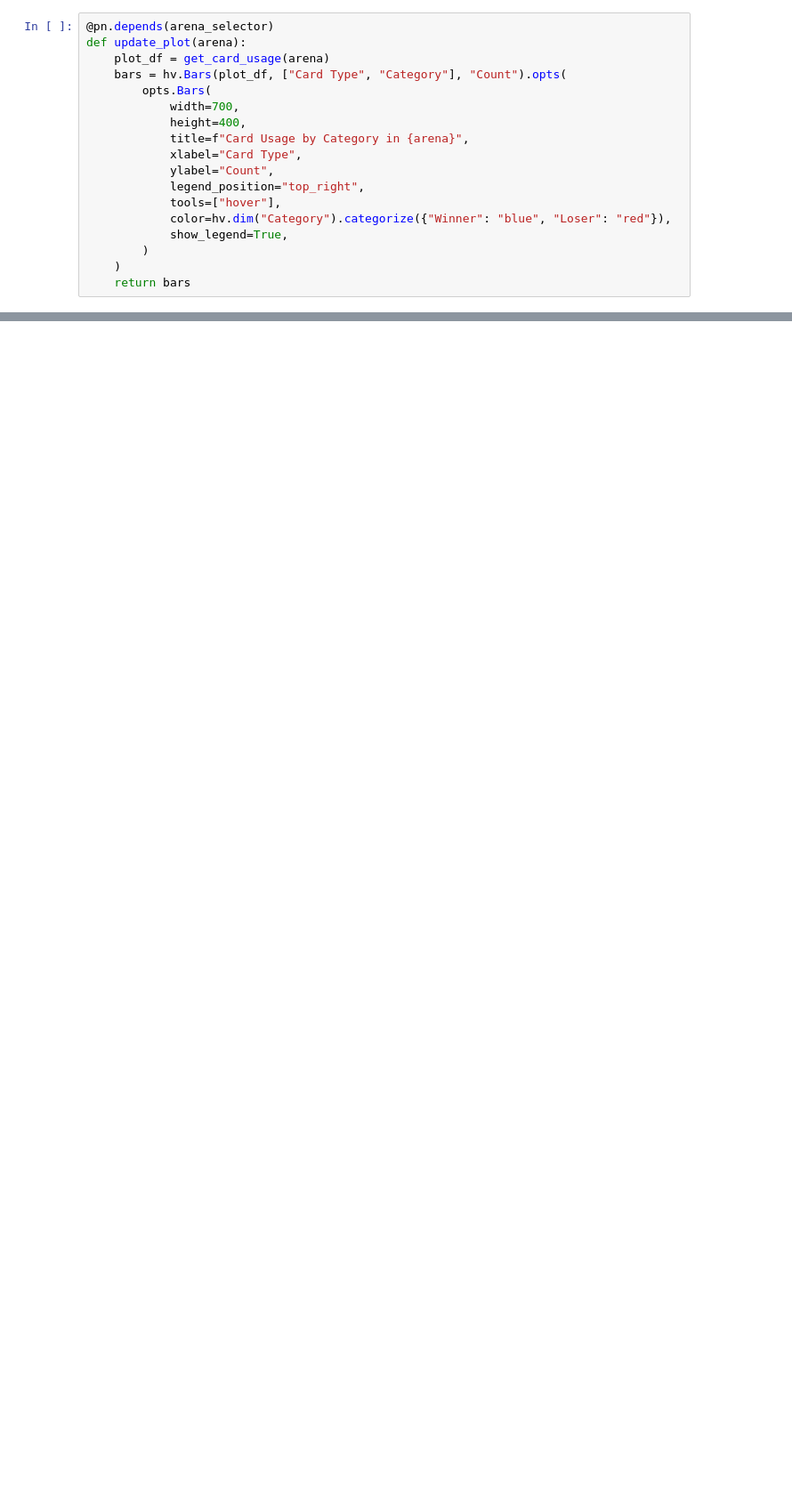
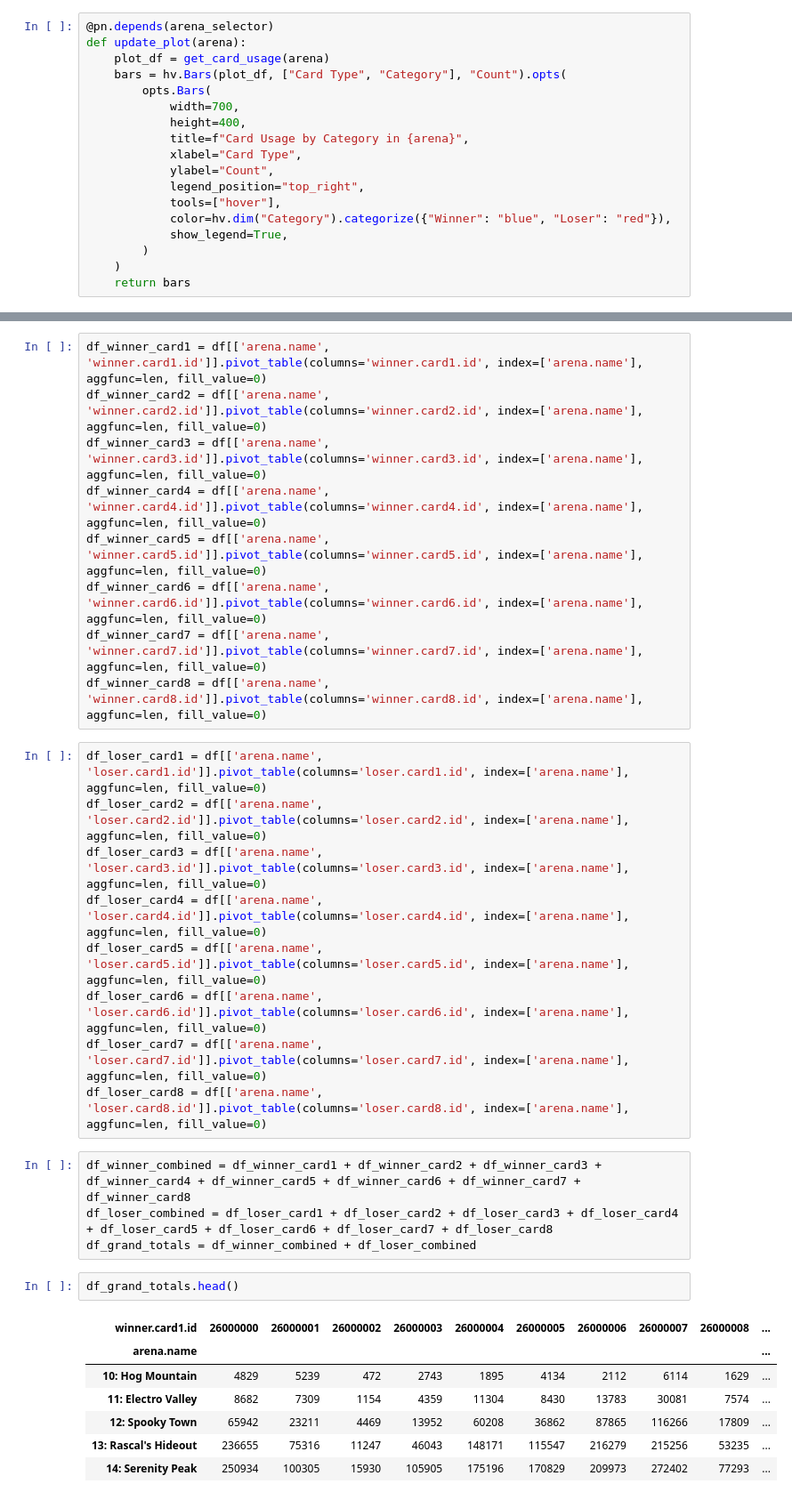
Before and after one commit to atharvpatwardhan/ClashRoyaleData, a Jupyter notebook: viz.ipynb, the cells around one changed output, grey strips where cells are left out. Shown at 89% size. Drawn from its saved outputs; the diff is of its cells as text; blank space fills up the shorter version.

Commit message:
Add top 10 used cards by arena chart to dashboard.

```diff
--- a/viz.ipynb
+++ b/viz.ipynb
@@ -160,0 +165,32 @@ def update_plot(arena):
+# %%
+df_winner_card1 = df[['arena.name', 'winner.card1.id']].pivot_table(columns='winner.card1.id', index=['arena.name'], aggfunc=len, fill_value=0)
+df_winner_card2 = df[['arena.name', 'winner.card2.id']].pivot_table(columns='winner.card2.id', index=['arena.name'], aggfunc=len, fill_value=0)
+df_winner_card3 = df[['arena.name', 'winner.card3.id']].pivot_table(columns='winner.card3.id', index=['arena.name'], aggfunc=len, fill_value=0)
+df_winner_card4 = df[['arena.name', 'winner.card4.id']].pivot_table(columns='winner.card4.id', index=['arena.name'], aggfunc=len, fill_value=0)
+df_winner_card5 = df[['arena.name', 'winner.card5.id']].pivot_table(columns='winner.card5.id', index=['arena.name'], aggfunc=len, fill_value=0)
+df_winner_card6 = df[['arena.name', 'winner.card6.id']].pivot_table(columns='winner.card6.id', index=['arena.name'], aggfunc=len, fill_value=0)
+df_winner_card7 = df[['arena.name', 'winner.card7.id']].pivot_table(columns='winner.card7.id', index=['arena.name'], aggfunc=len, fill_value=0)
+df_winner_card8 = df[['arena.name', 'winner.card8.id']].pivot_table(columns='winner.card8.id', index=['arena.name'], aggfunc=len, fill_value=0)
+# %%
+df_loser_card1 = df[['arena.name', 'loser.card1.id']].pivot_table(columns='loser.card1.id', index=['arena.name'], aggfunc=len, fill_value=0)
+df_loser_card2 = df[['arena.name', 'loser.card2.id']].pivot_table(columns='loser.card2.id', index=['arena.name'], aggfunc=len, fill_value=0)
+df_loser_card3 = df[['arena.name', 'loser.card3.id']].pivot_table(columns='loser.card3.id', index=['arena.name'], aggfunc=len, fill_value=0)
+df_loser_card4 = df[['arena.name', 'loser.card4.id']].pivot_table(columns='loser.card4.id', index=['arena.name'], aggfunc=len, fill_value=0)
+df_loser_card5 = df[['arena.name', 'loser.card5.id']].pivot_table(columns='loser.card5.id', index=['arena.name'], aggfunc=len, fill_value=0)
+df_loser_card6 = df[['arena.name', 'loser.card6.id']].pivot_table(columns='loser.card6.id', index=['arena.name'], aggfunc=len, fill_value=0)
+df_loser_card7 = df[['arena.name', 'loser.card7.id']].pivot_table(columns='loser.card7.id', index=['arena.name'], aggfunc=len, fill_value=0)
+df_loser_card8 = df[['arena.name', 'loser.card8.id']].pivot_table(columns='loser.card8.id', index=['arena.name'], aggfunc=len, fill_value=0)
+# %%
+df_winner_combined = df_winner_card1 + df_winner_card2 + df_winner_card3 + df_winner_card4 + df_winner_card5 + df_winner_card6 + df_winner_card7 + df_winner_card8
+df_loser_combined = df_loser_card1 + df_loser_card2 + df_loser_card3 + df_loser_card4 + df_loser_card5 + df_loser_card6 + df_loser_card7 + df_loser_card8
+df_grand_totals = df_winner_combined + df_loser_combined
+# %%
+df_grand_totals.head()
+# %% [output]
+| winner.card1.id | 26000000 | 26000001 | 26000002 | 26000003 | 26000004 | 26000005 | 26000006 | 26000007 | 26000008 | ... |
+| arena.name |  |  |  |  |  |  |  |  |  | ... |
+| 10: Hog Mountain | 4829 | 5239 | 472 | 2743 | 1895 | 4134 | 2112 | 6114 | 1629 | ... |
+| 11: Electro Valley | 8682 | 7309 | 1154 | 4359 | 11304 | 8430 | 13783 | 30081 | 7574 | ... |
+| 12: Spooky Town | 65942 | 23211 | 4469 | 13952 | 60208 | 36862 | 87865 | 116266 | 17809 | ... |
+| 13: Rascal's Hideout | 236655 | 75316 | 11247 | 46043 | 148171 | 115547 | 216279 | 215256 | 53235 | ... |
+| 14: Serenity Peak | 250934 | 100305 | 15930 | 105905 | 175196 | 170829 | 209973 | 272402 | 77293 | ... |
```
Also changed, not shown: parts of 12 cells of this notebook.
